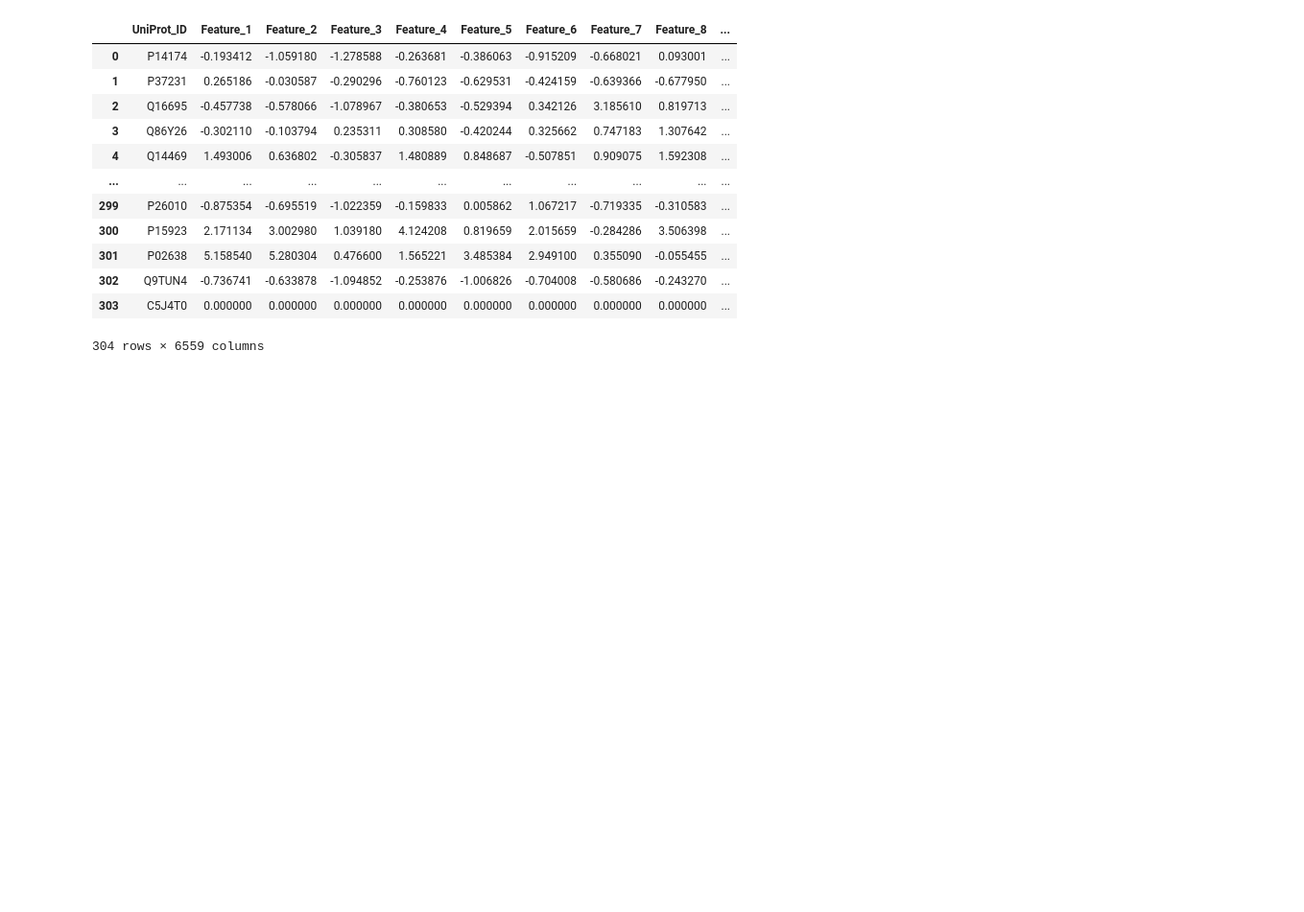
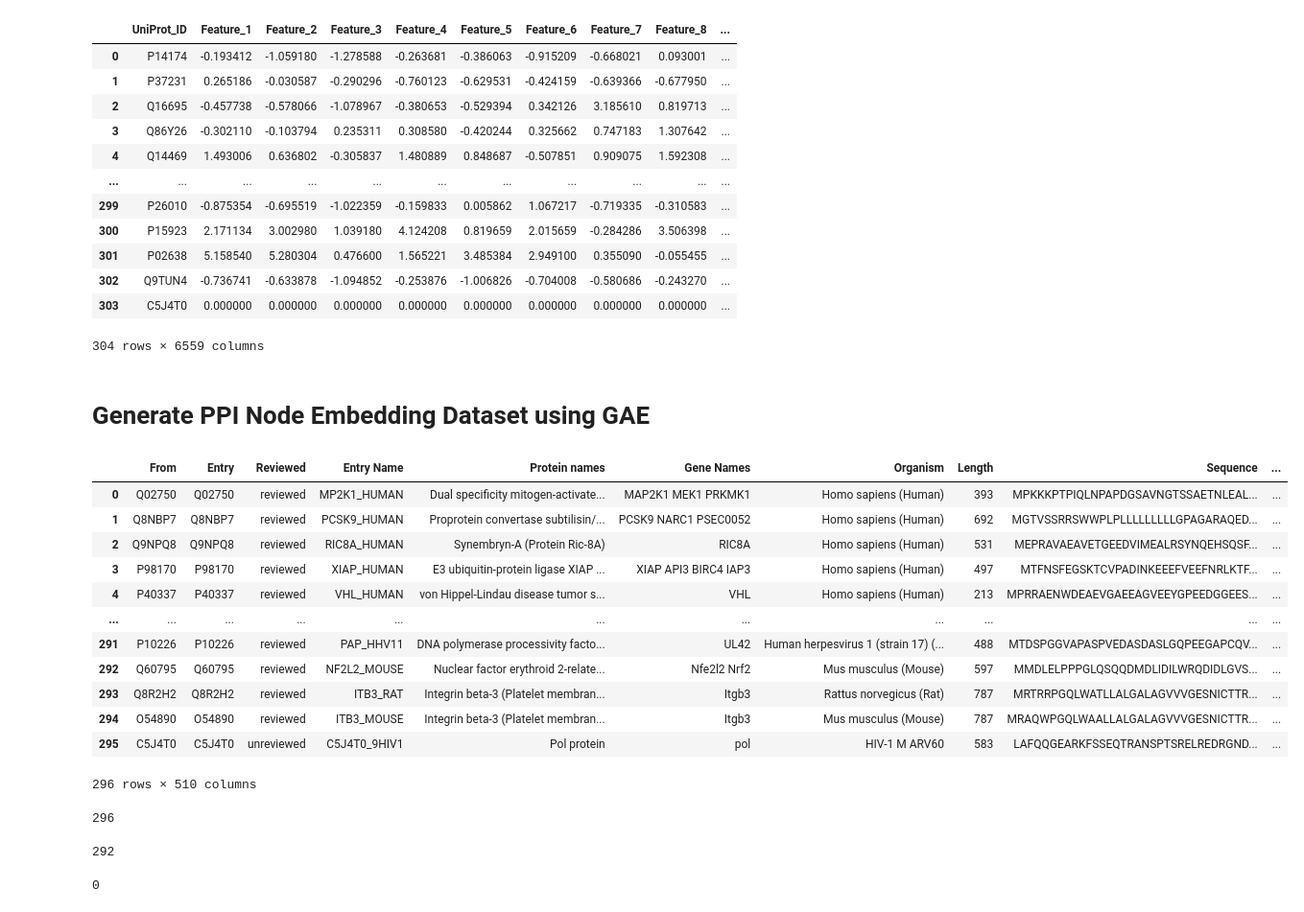
Before and after one commit to Gavision97/DLResearchPPI, a Jupyter notebook: Research Projects/Project 5 Building Model for Research Pipeline/code/combined_ppi_features_dataset_generation.ipynb, the cells around one changed output. Shown at 96% size. Drawn from its saved outputs; the diff is of its cells as text; code cells hidden in the pictures; blank space fills up the shorter version.

```diff
--- a/Research Projects/Project 5 Building Model for Research Pipeline/code/combined_ppi_features_dataset_generation.ipynb
+++ b/Research Projects/Project 5 Building Model for Research Pipeline/code/combined_ppi_features_dataset_generation.ipynb
@@ -518,3 +518,5 @@ merged_uniprots
 304 rows × 6559 columns
 # %%
 merged_uniprots.to_csv(r"C:\Users\gavvi\Desktop\Programming\GitHub\DeepLearningResearchStarship\Research Projects\Project 5 Building Model for Research Pipeline\datasets\merged_ppi_features.csv", index=False)
+# %% [markdown]
+# Generate PPI Node Embedding Dataset using GAE #
@@ -520,0 +526,20 @@ merged_uniprots.to_csv(r"C:\Users\gavvi\Desktop\Programming\GitHub\DeepLearningR
+# %%
+gae_features_alpha_025_df
+# %% [output]
+|  | From | Entry | Reviewed | Entry Name | Protein names | Gene Names | Organism | Length | Sequence | ... |
+| 0 | Q02750 | Q02750 | reviewed | MP2K1_HUMAN | Dual specificity mitogen-activate... | MAP2K1 MEK1 PRKMK1 | Homo sapiens (Human) | 393 | MPKKKPTPIQLNPAPDGSAVNGTSSAETNLEAL... | ... |
+| 1 | Q8NBP7 | Q8NBP7 | reviewed | PCSK9_HUMAN | Proprotein convertase subtilisin/... | PCSK9 NARC1 PSEC0052 | Homo sapiens (Human) | 692 | MGTVSSRRSWWPLPLLLLLLLLLGPAGARAQED... | ... |
+| 2 | Q9NPQ8 | Q9NPQ8 | reviewed | RIC8A_HUMAN | Synembryn-A (Protein Ric-8A) | RIC8A | Homo sapiens (Human) | 531 | MEPRAVAEAVETGEEDVIMEALRSYNQEHSQSF... | ... |
+| 3 | P98170 | P98170 | reviewed | XIAP_HUMAN | E3 ubiquitin-protein ligase XIAP ... | XIAP API3 BIRC4 IAP3 | Homo sapiens (Human) | 497 | MTFNSFEGSKTCVPADINKEEEFVEEFNRLKTF... | ... |
+| 4 | P40337 | P40337 | reviewed | VHL_HUMAN | von Hippel-Lindau disease tumor s... | VHL | Homo sapiens (Human) | 213 | MPRRAENWDEAEVGAEEAGVEEYGPEEDGGEES... | ... |
+| ... | ... | ... | ... | ... | ... | ... | ... | ... | ... | ... |
+| 291 | P10226 | P10226 | reviewed | PAP_HHV11 | DNA polymerase processivity facto... | UL42 | Human herpesvirus 1 (strain 17) (... | 488 | MTDSPGGVAPASPVEDASDASLGQPEEGAPCQV... | ... |
+| 292 | Q60795 | Q60795 | reviewed | NF2L2_MOUSE | Nuclear factor erythroid 2-relate... | Nfe2l2 Nrf2 | Mus musculus (Mouse) | 597 | MMDLELPPPGLQSQQDMDLIDILWRQDIDLGVS... | ... |
+| 293 | Q8R2H2 | Q8R2H2 | reviewed | ITB3_RAT | Integrin beta-3 (Platelet membran... | Itgb3 | Rattus norvegicus (Rat) | 787 | MRTRRPGQLWATLLALGALAGVVVGESNICTTR... | ... |
+| 294 | O54890 | O54890 | reviewed | ITB3_MOUSE | Integrin beta-3 (Platelet membran... | Itgb3 | Mus musculus (Mouse) | 787 | MRAQWPGQLWAALLALGALAGVVVGESNICTTR... | ... |
+| 295 | C5J4T0 | C5J4T0 | unreviewed | C5J4T0_9HIV1 | Pol protein | pol | HIV-1 M ARV60 | 583 | LAFQQGEARKFSSEQTRANSPTSRELREDRGND... | ... |
+296 rows × 510 columns
+# %%
+len(gae_features_alpha_025_df['From'].unique())
+# %% [output]
+296
@@ -520,0 +549,11 @@ merged_uniprots.to_csv(r"C:\Users\gavvi\Desktop\Programming\GitHub\DeepLearningR
+# %%
+len(esm_features_df['UniProt_ID'].unique())
+# %% [output]
+292
+# %%
+gae_uniprot_set = set(gae_features_alpha_025_df['From'].unique())
+esm_uniprot_set = set(esm_features_df['UniProt_ID'].unique())
+
+len(esm_uniprot_set - gae_uniprot_set)
+# %% [output]
+0
```
Also changed, not shown: parts of 4 cells of this notebook, 3 other files.
